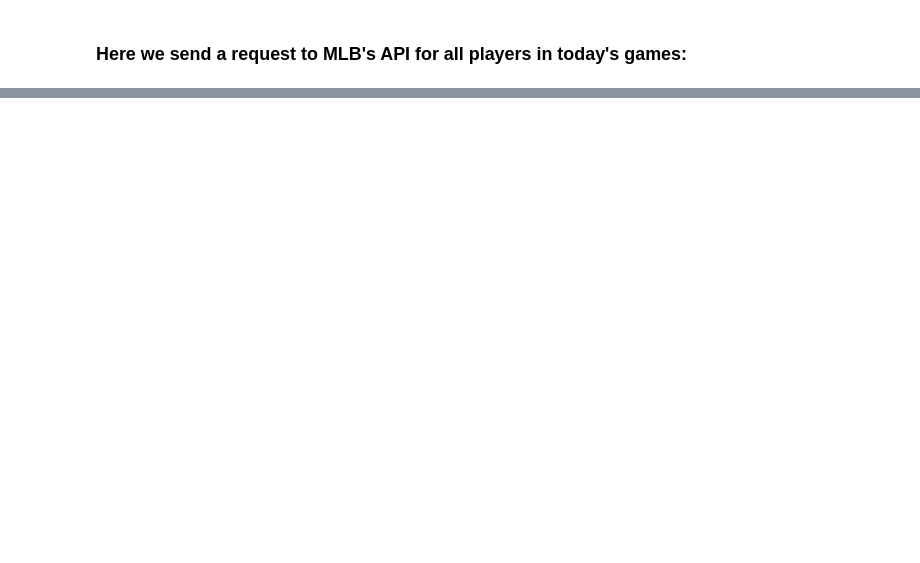
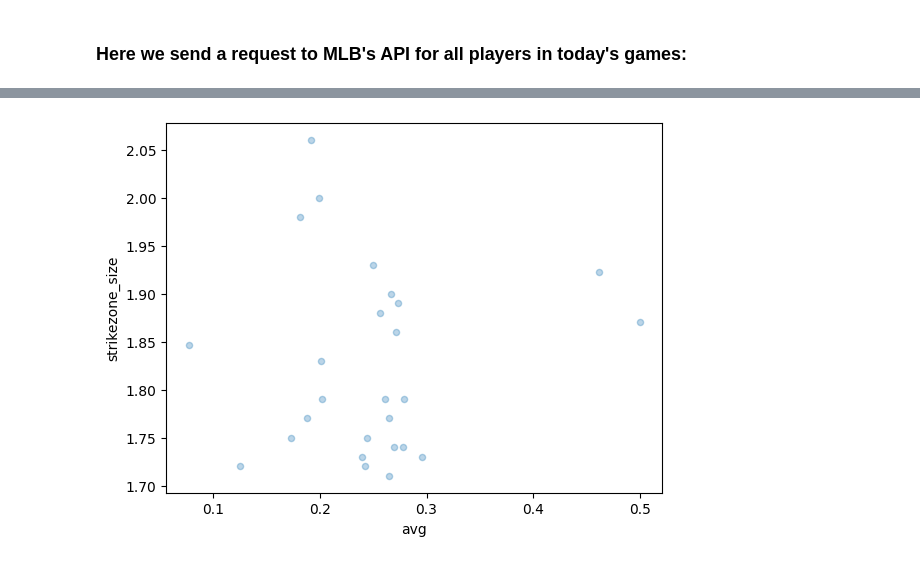
Before and after one commit to ztblick/baseball-data, a Jupyter notebook: playerCountries.ipynb, the cells around one changed output, grey strips where cells are left out. Saved outputs shown, nothing was run; the diff lists cells and outputs as text; code cells hidden in the pictures; blank space fills up the shorter version.

```diff
--- a/playerCountries.ipynb
+++ b/playerCountries.ipynb
@@ -51,0 +115,21 @@ ax
+# %%
+player = statsapi.player_stat_data(694973, group= "hitting", type="season", sportId=1)
+# float(player['stats'][0]['stats']['avg'])
+# print(player)
+
+def get_avg(player_id):
+    player = statsapi.player_stat_data(int(player_id), group= "hitting", type="season", sportId=1)
+    if player['position'] == 'P':
+        return 0
+    return float(player['stats'][0]['stats']['avg'])
+
+averages = player_df.id.apply(get_avg)
+player_df = player_df.assign(avg=averages.values)
+# %%
+strikezone_size = player_df.strikeZoneTop - player_df.strikeZoneBottom
+player_df = player_df.assign(strikezone_size=strikezone_size.values)
+# %%
+not_pitchers = player_df['avg'] != 0
+ax = player_df[not_pitchers].plot.scatter(x='avg', y='strikezone_size', alpha = 0.3)
+# %% [output]
+[figure, added]
```
Also changed, not shown: parts of 13 cells of this notebook, 2 other files.
